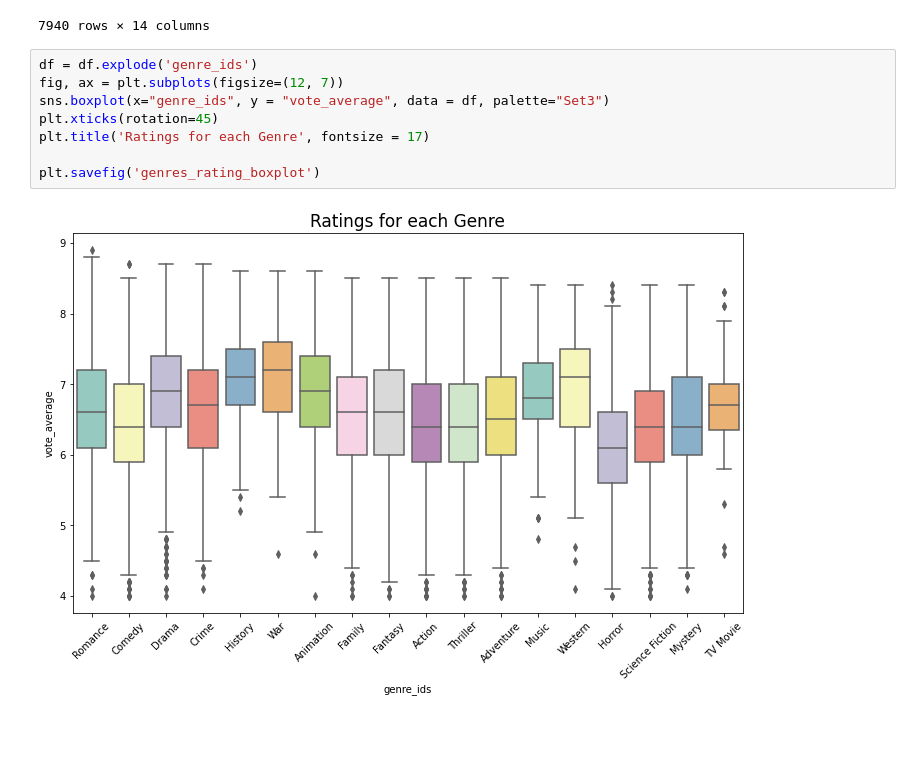
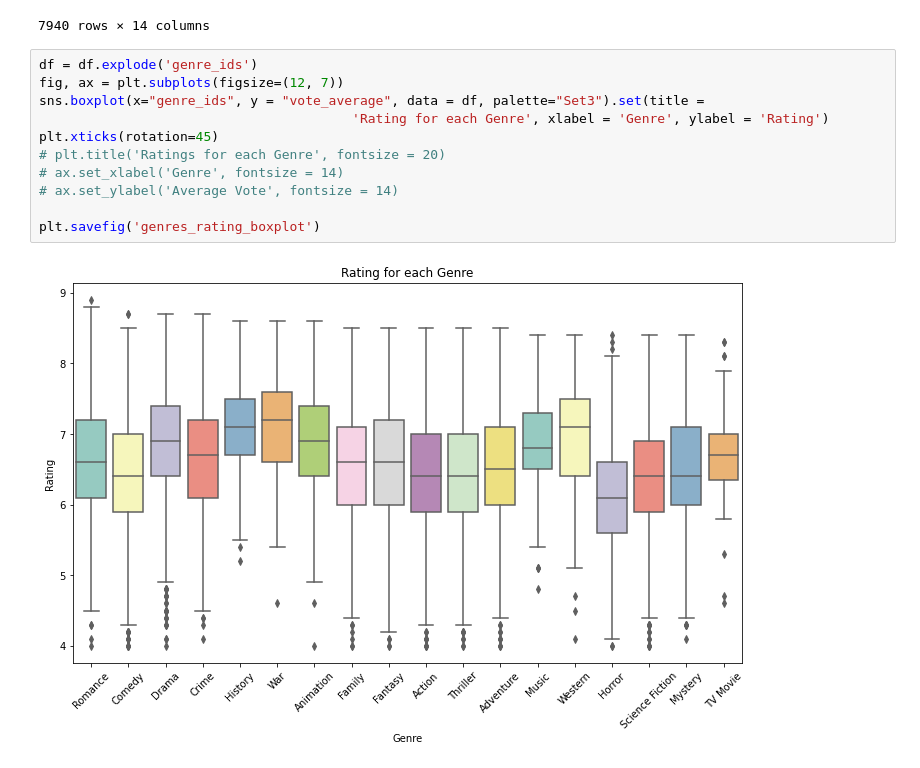
Before and after one commit to raizelistaken/MovieAnalysis, a Jupyter notebook: GenresDF.ipynb, the cells around one changed output. Cells and saved outputs as stored; diff of their text form; blank space fills up the shorter version.

```diff
--- a/GenresDF.ipynb
+++ b/GenresDF.ipynb
@@ -131,10 +131,13 @@ df.dropna(subset = ['vote_average'])
 # %%
 df = df.explode('genre_ids')
 fig, ax = plt.subplots(figsize=(12, 7))
-sns.boxplot(x="genre_ids", y = "vote_average", data = df, palette="Set3")
+sns.boxplot(x="genre_ids", y = "vote_average", data = df, palette="Set3").set(title =
+                                        'Rating for each Genre', xlabel = 'Genre', ylabel = 'Rating')
 plt.xticks(rotation=45)
-plt.title('Ratings for each Genre', fontsize = 17)
+# plt.title('Ratings for each Genre', fontsize = 20)
+# ax.set_xlabel('Genre', fontsize = 14)
+# ax.set_ylabel('Average Vote', fontsize = 14)
 
 plt.savefig('genres_rating_boxplot')
 # %% [output]
-[figure, old version]
+[figure, new version]
```
Also changed, not shown: parts of 2 cells of this notebook, 1 other file.
